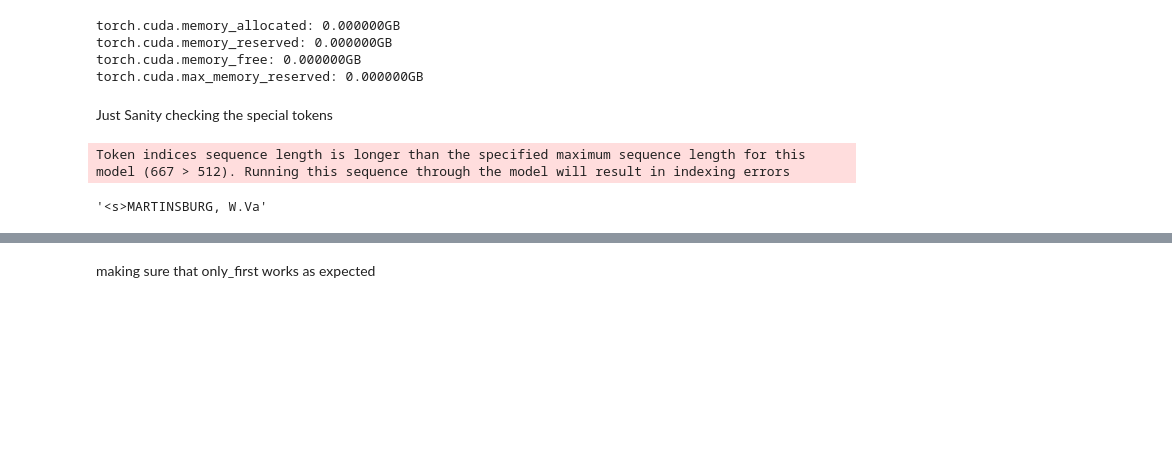
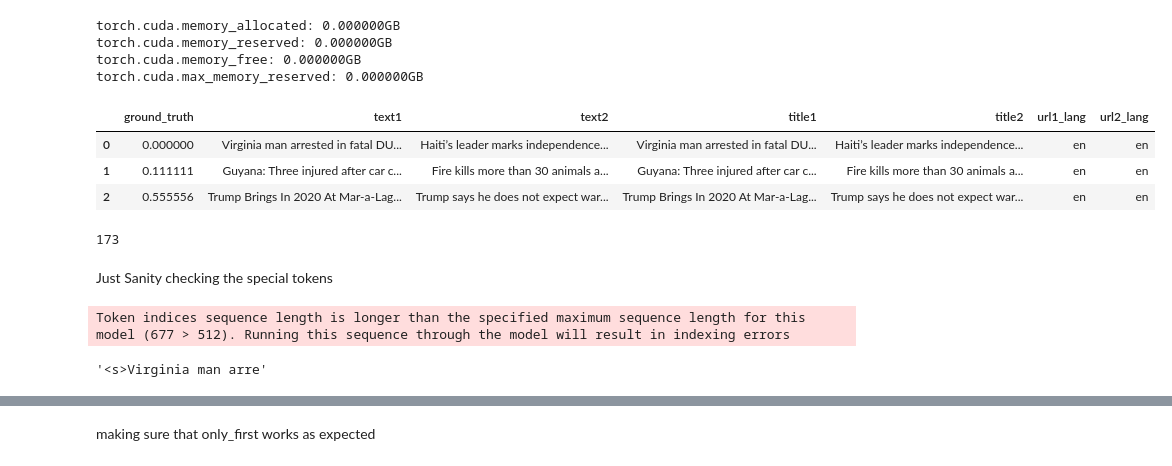
Before and after one commit to blitt2018/mediaStorms, a Jupyter notebook: notebooks/NER/1.8-bl-crossEncode.ipynb, the cells around one changed output, grey strips where cells are left out. Saved outputs shown, nothing was run; the diff lists cells and outputs as text; code cells hidden in the pictures; blank space fills up the shorter version.

```diff
--- a/notebooks/NER/1.8-bl-crossEncode.ipynb
+++ b/notebooks/NER/1.8-bl-crossEncode.ipynb
@@ -35,15 +45,57 @@ torch.cuda.max_memory_reserved: 0.000000GB
 # %%
-df = pd.read_csv("/shared/3/projects/benlitterer/localNews/NetworkMVP/enTrainData.csv", sep="\t")
-df = df.loc[(df["url1_lang"] == "en") & (df["url2_lang"] == "en")]
+df = pd.read_csv("/shared/3/projects/benlitterer/localNews/NetworkMVP/translatedCleaned.tsv", sep="\t")
+#df = df.loc[(df["url1_lang"] == "en") & (df["url2_lang"] == "en")]
 
 #put ground truth values into a list
 df["ground_truth"] = df['Overall']
 
 #get only the columns we need
 #TODO: do we need "pair_id"?
-leanDf = df[["ground_truth",  'text1', 'text2']].dropna()
+leanDf = df[["ground_truth",  'text1', 'text2', 'title1', 'title2', 'url1_lang', 'url2_lang']].dropna()
 
 #rescale data from (0, 4): (0, 1)
 leanDf["ground_truth"] = 1 - ((leanDf["ground_truth"] - 1) / 3)
+
+#reset index so it is contiguous set of numbers
+leanDf = leanDf.reset_index(drop=True)
+
+#now combine title and text together
+#first add ". " to title
+leanDf["title1"] = leanDf["title1"].apply(lambda x: x + ". ")
+leanDf["title2"] = leanDf["title2"].apply(lambda x: x + ". ")
+
+leanDf["text1"] = leanDf["title1"] + leanDf["text1"]
+leanDf["text2"] = leanDf["title2"] + leanDf["text2"]
+# %%
+#NOTE: do a language cutoff
+leanDf = leanDf[(leanDf["url1_lang"] == "en") & (leanDf["url2_lang"] == "en")]
+# %%
+testDf = leanDf.copy(deep=True)
+
+testDf["text1"] = testDf["title1"] + testDf["text1"]
+testDf["text2"] = testDf["title2"] + testDf["text2"]
+
+testDf.head(3)
+# %% [output]
+|  | ground_truth | text1 | text2 | title1 | title2 | url1_lang | url2_lang |
+| 0 | 0.000000 | Virginia man arrested in fatal DU... | Haiti’s leader marks independence... | Virginia man arrested in fatal DU... | Haiti’s leader marks independence... | en | en |
+| 1 | 0.111111 | Guyana: Three injured after car c... | Fire kills more than 30 animals a... | Guyana: Three injured after car c... | Fire kills more than 30 animals a... | en | en |
+| 2 | 0.555556 | Trump Brings In 2020 At Mar-a-Lag... | Trump says he does not expect war... | Trump Brings In 2020 At Mar-a-Lag... | Trump says he does not expect war... | en | en |
+# %%
+#we only want to sample validation data from the pairs that are both english
+enDf = leanDf[(leanDf["url1_lang"] == "en") & (leanDf["url2_lang"] == "en")]
+validProp = .1
+validCount = int(validProp * len(enDf))
+print(validCount)
+validIndices = random.sample(list(enDf.index), validCount)
+
+#get dataframe with indices of only the original english pairs
+validDf = enDf.loc[validIndices]
+
+#train data should be all rows that aren't in the validation set
+#here we are taking a set difference and then indexing what remains
+trainDf = leanDf.loc[set(leanDf.index) - set(validIndices)]
+# %% [output]
+173
 # %%
 #get data loaded in properly
@@ -59,9 +111,9 @@ first = tokenizer(example)
 # %% [markdown]
 Just Sanity checking the special tokens
 # %%
-encoded = tokenizer(dataset[0]["text1"], dataset[0]["text2"])
+encoded = tokenizer(trainDataset[0]["text1"], trainDataset[0]["text2"])
 tokenizer.decode(encoded["input_ids"])[:20]
 # %% [output]
-Token indices sequence length is longer than the specified maximum sequence length for this model (667 > 512). Running this sequence through the model will result in indexing errors
+Token indices sequence length is longer than the specified maximum sequence length for this model (677 > 512). Running this sequence through the model will result in indexing errors
-'<s>MARTINSBURG, W.Va'
+'<s>Virginia man arre'
 # %%
```
Also changed, not shown: parts of 24 cells of this notebook, 4 other files.
